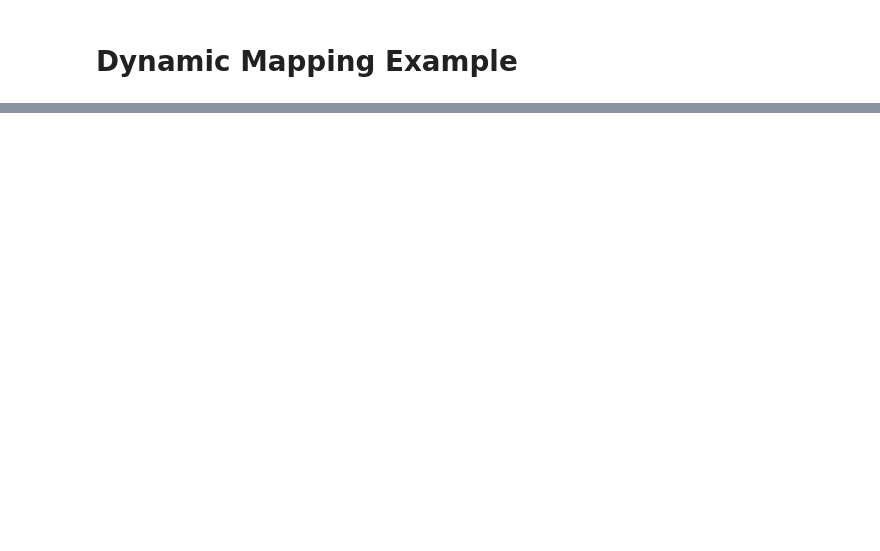
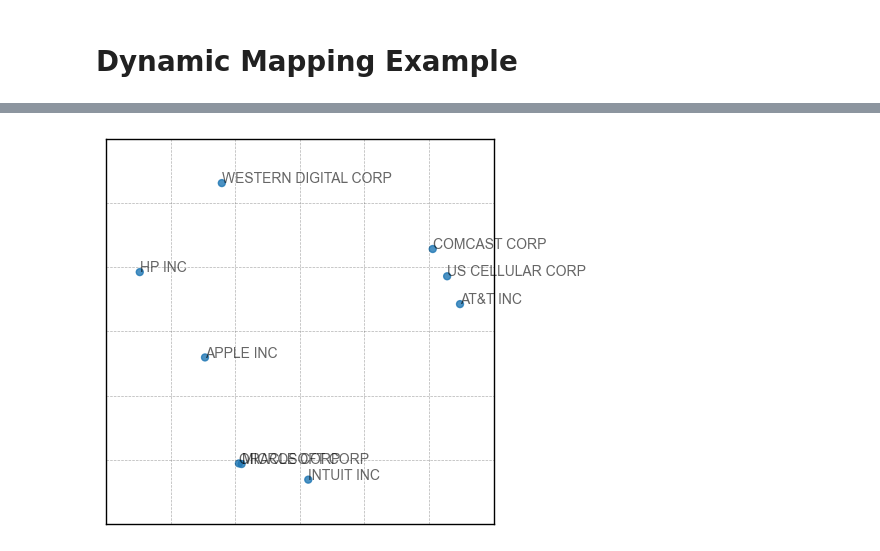
Before and after one commit to mpmatthe/evomap-JSS, a Jupyter notebook: src/evomap-demo.ipynb, the cells around one changed output, grey strips where cells are left out. Cells and saved outputs as stored; diff of their text form; code cells hidden in the pictures; blank space fills up the shorter version.

```diff
--- a/src/evomap-demo.ipynb
+++ b/src/evomap-demo.ipynb
@@ -243,0 +1232,4 @@ X_t = EvoMDS(alpha = 0.5,
+# %%
+draw_map(X_t[0], labels = data.name1.unique(), annotate = 'labels')
+# %% [output]
+[figure, added]
```
Also changed, not shown: parts of 15 cells of this notebook, 9 other files.
